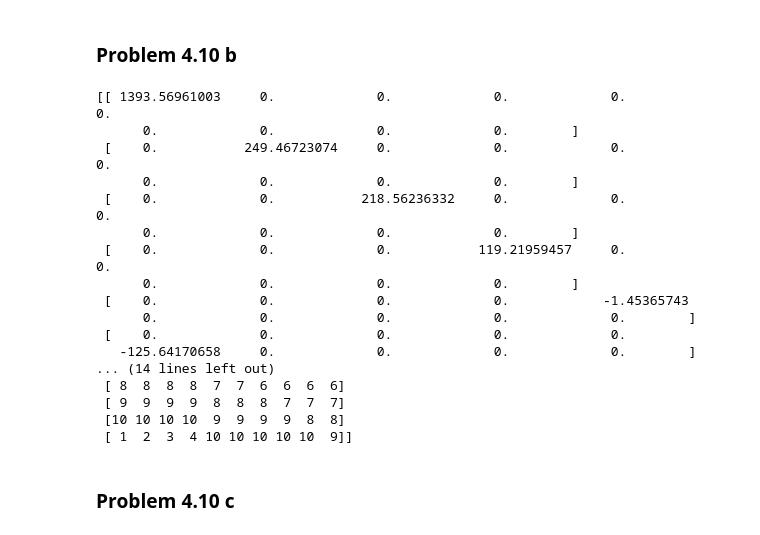
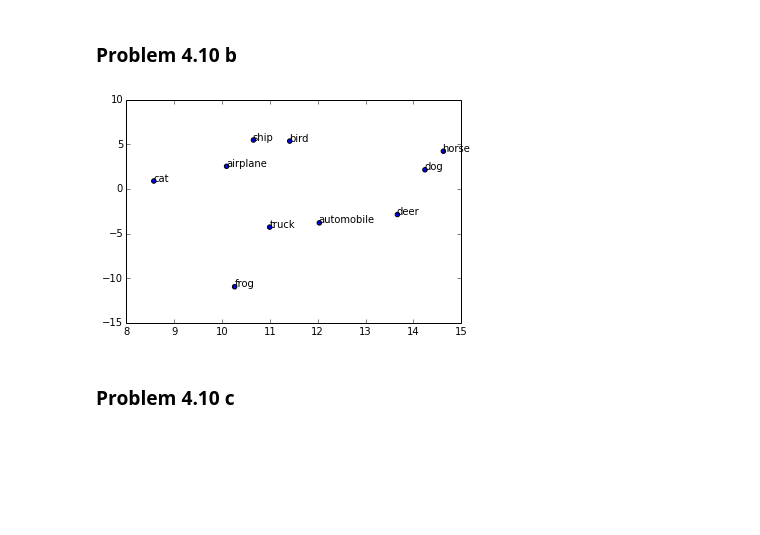
Before and after one commit to roshanjrajan/CS498-AML, a Jupyter notebook: hw3/CS_498_AML_HW3.ipynb, the cells around one changed output. Drawn from its saved outputs; the diff is of its cells as text; code cells hidden in the pictures; blank space fills up the shorter version.

```diff
--- a/hw3/CS_498_AML_HW3.ipynb
+++ b/hw3/CS_498_AML_HW3.ipynb
@@ -210,31 +210,3 @@ innerprods = np.zeros((10,10))
 for i in range(0,10):
     for j in range(0,10):
         innerprods[i][j] = np.dot(means[i],means[j])
-# %%
-eigval, eigvec = np.linalg.eig(innerprods)
-eigidx = np.argsort(eigval)
-# print "eigval:", eigval
-# eigval = -(np.sort(-eigval))
-var = np.diag(eigval)
-print var
-idx = np.argsort(var.transpose()).transpose()+1
-# idx = idx.transpose()
-print idx
-# %% [output]
-[[ 1393.56961003     0.             0.             0.             0.             0.
-      0.             0.             0.             0.        ]
- [    0.           249.46723074     0.             0.             0.             0.
-      0.             0.             0.             0.        ]
- [    0.             0.           218.56236332     0.             0.             0.
-      0.             0.             0.             0.        ]
- [    0.             0.             0.           119.21959457     0.             0.
-      0.             0.             0.             0.        ]
- [    0.             0.             0.             0.            -1.45365743
-      0.             0.             0.             0.             0.        ]
- [    0.             0.             0.             0.             0.
-   -125.64170658     0.             0.             0.             0.        ]
-... (14 lines left out)
- [ 8  8  8  8  7  7  6  6  6  6]
- [ 9  9  9  9  8  8  8  7  7  7]
- [10 10 10 10  9  9  9  9  8  8]
- [ 1  2  3  4 10 10 10 10 10  9]]
@@ -243,3 +213,18 @@ print idx
+# %%
+eigval, eigvec = np.linalg.eig(innerprods)
+var = eigval
+idx = np.argsort(-var)
+val = -np.sort(-var)
+basis = eigvec[:,idx[0:2]]
+var_sqrt = np.sqrt(var[idx[0:2]])
+# print var_sqrt
+points = basis * var_sqrt
+lbl_names = ['airplane','automobile','bird','cat','deer','dog','frog','horse','ship','truck']
+plt.scatter(points[:,0],points[:,1])
+for i,lbl in enumerate(lbl_names):
+    plt.annotate(lbl, (points[i,0],points[i,1]))
+# %% [output]
+[figure, added]
 # %% [markdown]
 ### Problem 4.10 c
 # %%
```
Also changed, not shown: parts of 1 cell of this notebook.
